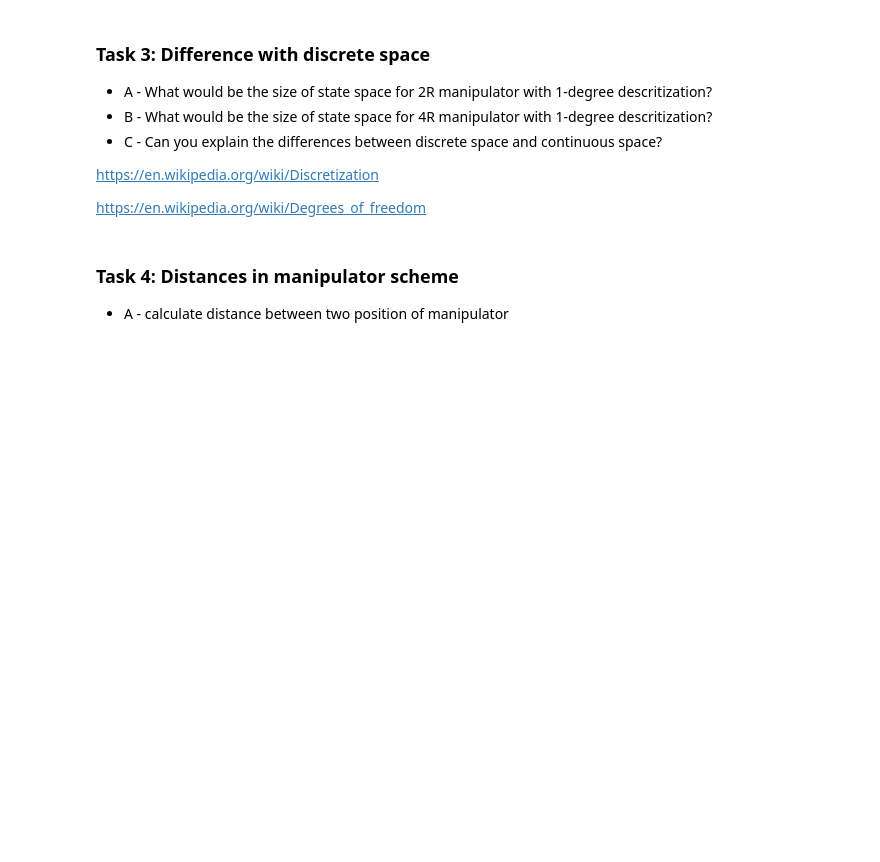
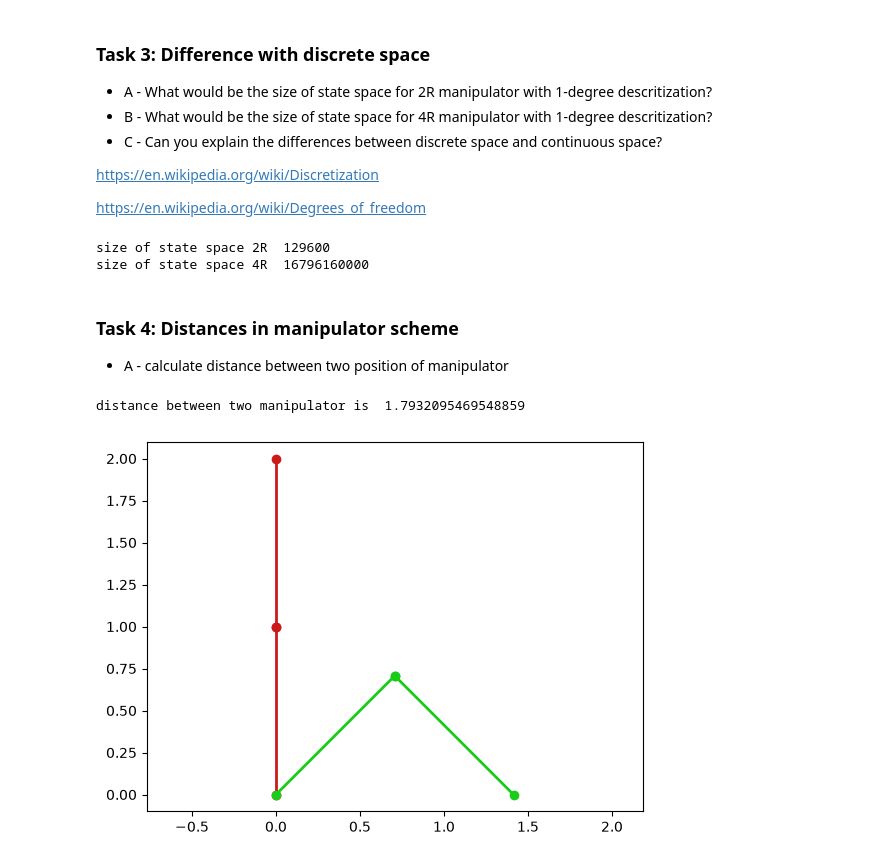
Before and after one commit to glebuben/planning-2026-T2, a Jupyter notebook: seminars/S2/seminar-2-sampling.ipynb, the cells around one changed output. Drawn from its saved outputs; the diff is of its cells as text; code cells hidden in the pictures; blank space fills up the shorter version.

```diff
--- a/seminars/S2/seminar-2-sampling.ipynb
+++ b/seminars/S2/seminar-2-sampling.ipynb
@@ -161,22 +231,28 @@ https://en.wikipedia.org/wiki/Discretization
 https://en.wikipedia.org/wiki/Degrees_of_freedom
 # %%
 # TODO A: 2R manipulator with 1-degree
-size_of_state_space_2R = 0 # TODO: calculate state space
+size_of_state_space_2R = 360 ** 2 # TODO: calculate state space
 # TODO B: 4R manipulator with 1-degree
-size_of_state_space_4R = 0 # TODO: calculate state space
+size_of_state_space_4R = 360 ** 4 # TODO: calculate state space
 print("size of state space 2R ",size_of_state_space_2R)
 print("size of state space 4R ",size_of_state_space_4R)
+# %% [output]
+size of state space 2R  129600
+size of state space 4R  16796160000
 # %% [markdown]
 ### Task 4: Distances in manipulator scheme
 * A - calculate distance between two position of manipulator
 # %%
 angles_one = np.array([np.pi/2,0]) # [angle1,angle2] in radians
 angles_two = np.array([np.pi/4,-np.pi/2]) # [angle1,angle2] in radians
 joints_one = move_2R(angles_one)
 joints_two = move_2R(angles_two)
 color_one = [0.8,0.1,0.1]
 color_two = [0.1,0.8,0.1]
 render_2R(joints_one, color = color_one)
 render_2R(joints_two, color = color_two)
-distance = 0
+distance = max(np.abs((np.pi - (angles_one - angles_two) % 2 * np.pi)))
 print("distance between two manipulator is ", distance)
+# %% [output]
+distance between two manipulator is  1.7932095469548859
+[figure, added]
```
Also changed, not shown: parts of 7 cells of this notebook.
